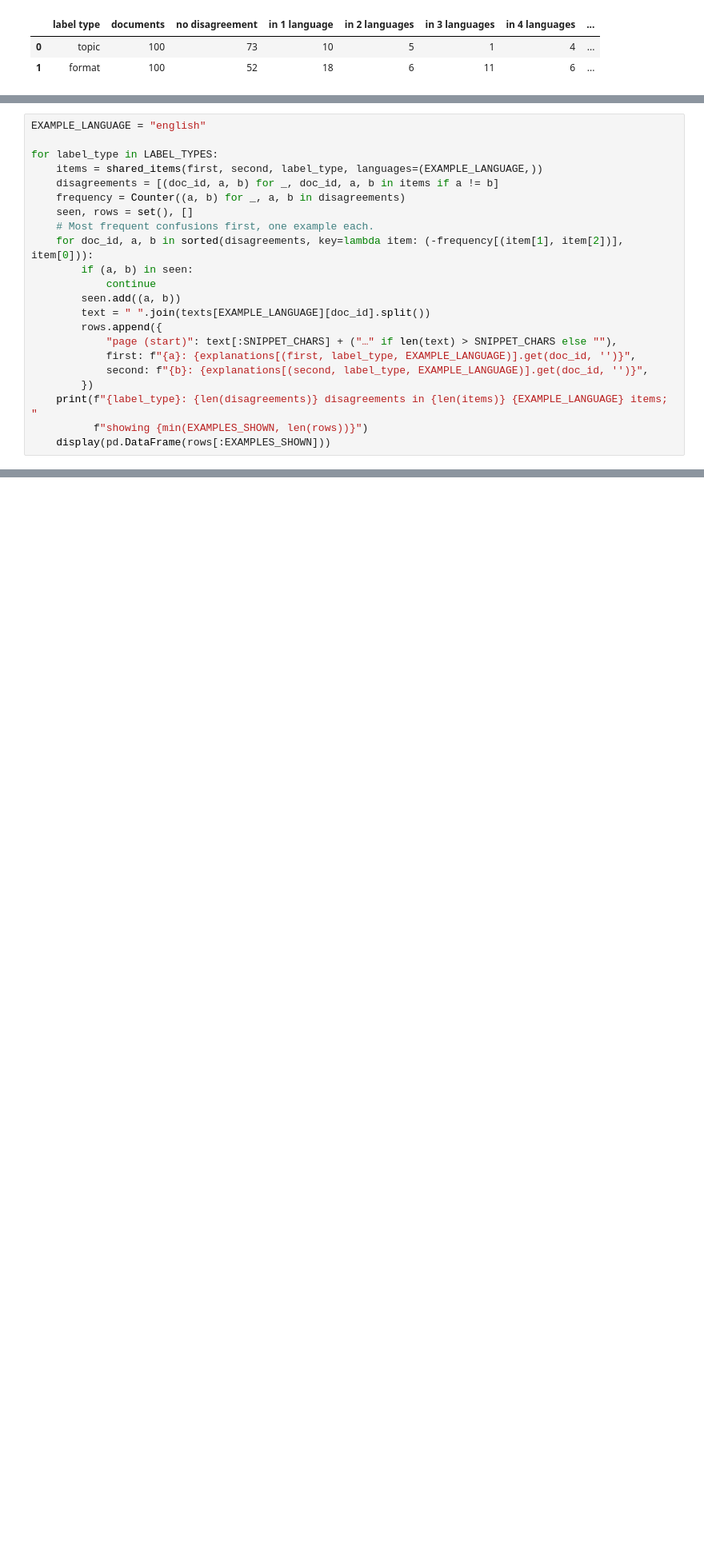
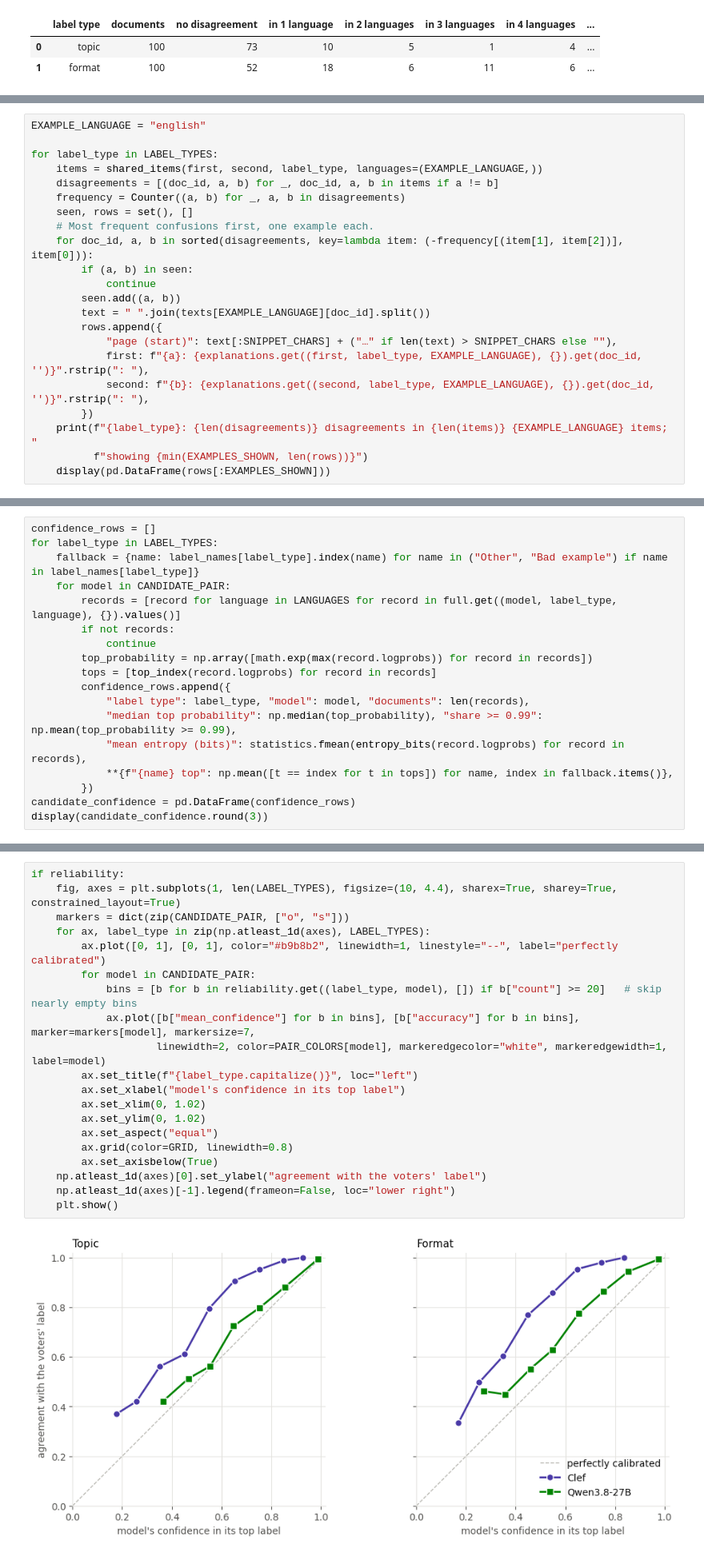
Before and after one commit to TurkuNLP/MultilingualWebOrganizer, a Jupyter notebook: notebooks/annotator_agreement.ipynb, the cells around one changed output, grey strips where cells are left out. Shown at 80% size. Saved outputs shown, nothing was run; the diff lists cells and outputs as text; blank space fills up the shorter version.

```diff
--- a/notebooks/annotator_agreement.ipynb
+++ b/notebooks/annotator_agreement.ipynb
@@ -654,8 +975,8 @@ for label_type in LABEL_TYPES:
         text = " ".join(texts[EXAMPLE_LANGUAGE][doc_id].split())
         rows.append({
             "page (start)": text[:SNIPPET_CHARS] + ("…" if len(text) > SNIPPET_CHARS else ""),
-            first: f"{a}: {explanations[(first, label_type, EXAMPLE_LANGUAGE)].get(doc_id, '')}",
-            second: f"{b}: {explanations[(second, label_type, EXAMPLE_LANGUAGE)].get(doc_id, '')}",
+            first: f"{a}: {explanations.get((first, label_type, EXAMPLE_LANGUAGE), {}).get(doc_id, '')}".rstrip(": "),
+            second: f"{b}: {explanations.get((second, label_type, EXAMPLE_LANGUAGE), {}).get(doc_id, '')}".rstrip(": "),
         })
     print(f"{label_type}: {len(disagreements)} disagreements in {len(items)} {EXAMPLE_LANGUAGE} items; "
           f"showing {min(EXAMPLES_SHOWN, len(rows))}")
@@ -683,0 +1342,18 @@ format: 16 disagreements in 100 english items; showing 8
+# %%
+confidence_rows = []
+for label_type in LABEL_TYPES:
+    fallback = {name: label_names[label_type].index(name) for name in ("Other", "Bad example") if name in label_names[label_type]}
+    for model in CANDIDATE_PAIR:
+        records = [record for language in LANGUAGES for record in full.get((model, label_type, language), {}).values()]
+        if not records:
+            continue
+        top_probability = np.array([math.exp(max(record.logprobs)) for record in records])
+        tops = [top_index(record.logprobs) for record in records]
+        confidence_rows.append({
+            "label type": label_type, "model": model, "documents": len(records),
+            "median top probability": np.median(top_probability), "share >= 0.99": np.mean(top_probability >= 0.99),
+            "mean entropy (bits)": statistics.fmean(entropy_bits(record.logprobs) for record in records),
+            **{f"{name} top": np.mean([t == index for t in tops]) for name, index in fallback.items()},
+        })
+candidate_confidence = pd.DataFrame(confidence_rows)
+display(candidate_confidence.round(3))
@@ -683,0 +1432,22 @@ format: 16 disagreements in 100 english items; showing 8
+# %%
+if reliability:
+    fig, axes = plt.subplots(1, len(LABEL_TYPES), figsize=(10, 4.4), sharex=True, sharey=True, constrained_layout=True)
+    markers = dict(zip(CANDIDATE_PAIR, ["o", "s"]))
+    for ax, label_type in zip(np.atleast_1d(axes), LABEL_TYPES):
+        ax.plot([0, 1], [0, 1], color="#b9b8b2", linewidth=1, linestyle="--", label="perfectly calibrated")
+        for model in CANDIDATE_PAIR:
+            bins = [b for b in reliability.get((label_type, model), []) if b["count"] >= 20]   # skip nearly empty bins
+            ax.plot([b["mean_confidence"] for b in bins], [b["accuracy"] for b in bins], marker=markers[model], markersize=7,
+                    linewidth=2, color=PAIR_COLORS[model], markeredgecolor="white", markeredgewidth=1, label=model)
+        ax.set_title(f"{label_type.capitalize()}", loc="left")
+        ax.set_xlabel("model's confidence in its top label")
+        ax.set_xlim(0, 1.02)
+        ax.set_ylim(0, 1.02)
+        ax.set_aspect("equal")
+        ax.grid(color=GRID, linewidth=0.8)
+        ax.set_axisbelow(True)
+    np.atleast_1d(axes)[0].set_ylabel("agreement with the voters' label")
+    np.atleast_1d(axes)[-1].legend(frameon=False, loc="lower right")
+    plt.show()
+# %% [output]
+[figure, added]
```
Also changed, not shown: parts of 49 cells of this notebook, 10 other files.
